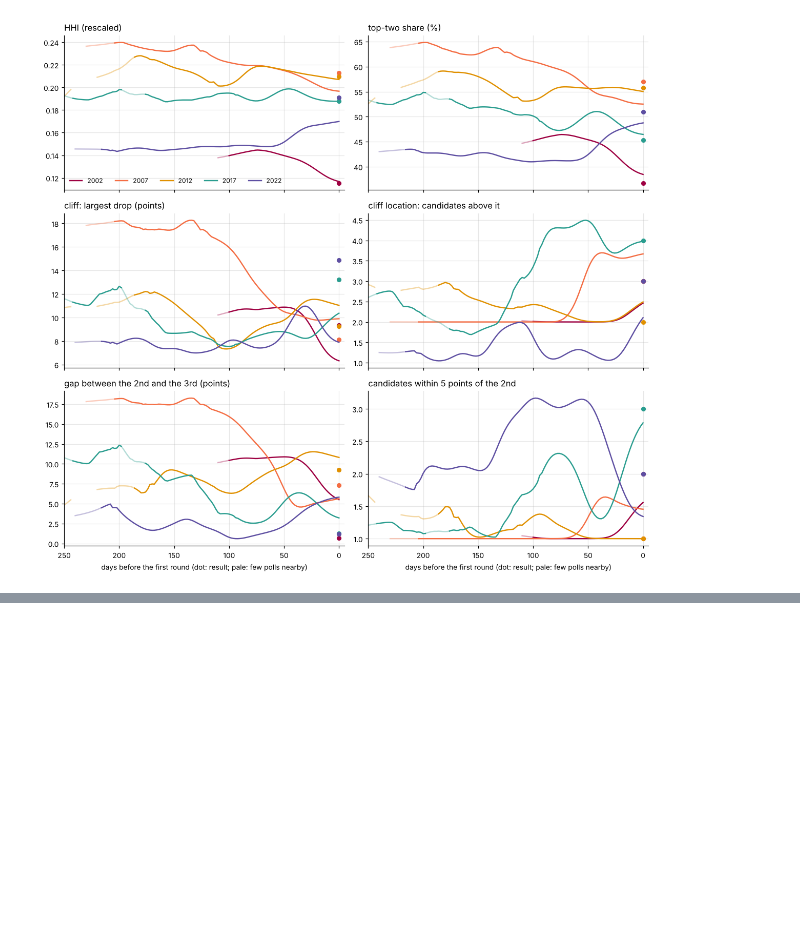
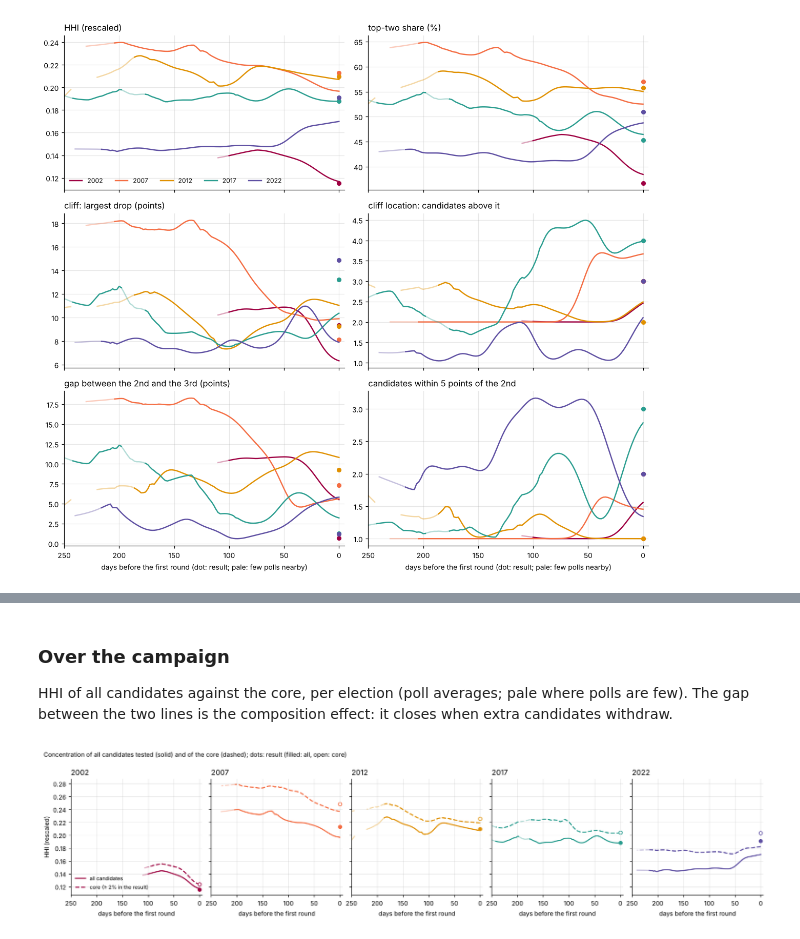
Before and after one commit to clarasalas/strategic-voting-polls-2RS, a Jupyter notebook: notebooks/06_polls_vs_results.ipynb, the cells around one changed output, grey strips where cells are left out. Drawn from its saved outputs; the diff is of its cells as text; code cells hidden in the pictures; blank space fills up the shorter version.

```diff
--- a/notebooks/06_polls_vs_results.ipynb
+++ b/notebooks/06_polls_vs_results.ipynb
@@ -121,0 +204,24 @@ pd.concat(evol).query("days_before % 14 == 0").round(4).to_csv(TABLES / "structu
+# %% [markdown]
+### Over the campaign
+
+HHI of all candidates against the core, per election (poll averages; pale where polls are few). The gap between the
+two lines is the composition effect: it closes when extra candidates withdraw.
+# %%
+fig, axes = plt.subplots(1, len(ELECTIONS), figsize=(15, 3.6), sharey=True)
+for ax, e in zip(axes, ELECTIONS):
+    d = per_poll[per_poll["election"] == e]
+    for m, ls, label in (("hhi", "-", "all candidates"), ("hhi_core", "--", "core (≥ 2% in the result)")):
+        s = average.smooth(d["days_before"].to_numpy(), d[m].to_numpy(dtype=float), GRID, adaptive_k=4)
+        figures.line(ax, s.index, s["mean"], s["sparse"], color=E_COLOURS[e], lw=1.6, ls=ls, label=label)
+    ax.plot(0, per_result.loc[e, "hhi"], "o", color=E_COLOURS[e], ms=5)
+    ax.plot(0, res_core[e], "o", mfc="white", color=E_COLOURS[e], ms=5)
+    ax.set_title(str(e), loc="left"); ax.set_xlim(250, -5)
+    ax.set_xlabel("days before the first round")
+axes[0].set_ylabel("HHI (rescaled)")
+axes[0].legend(frameon=False, fontsize=7.5, loc="lower left")
+fig.suptitle("Concentration of all candidates tested (solid) and of the core (dashed); dots: result (filled: all, open: core)",
+             x=0.01, ha="left", fontsize=9)
+fig.tight_layout()
+fig.savefig(FIGURES / "concentration_all_vs_core.png")
+# %% [output]
+[figure, added]
```
Also changed, not shown: parts of 3 cells of this notebook, 2 other files.
